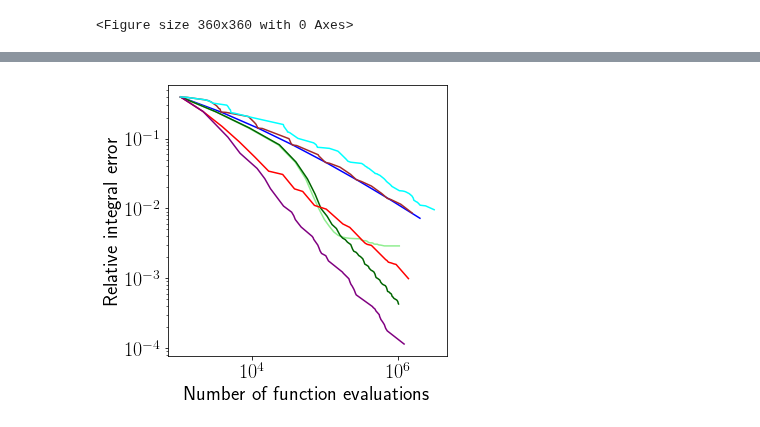
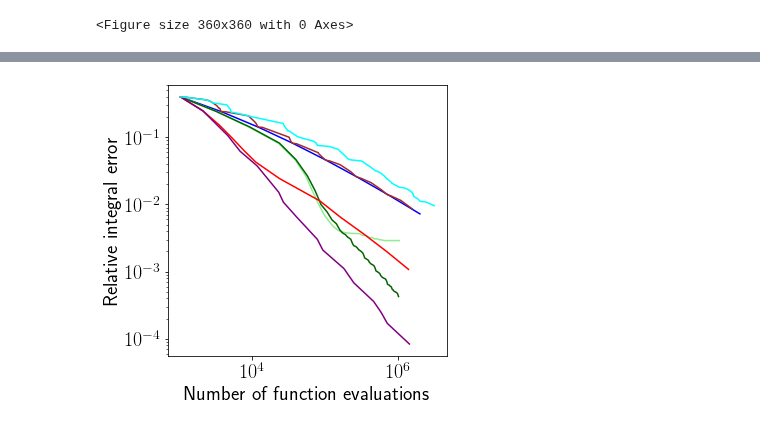
Before and after one commit to obersteiner/sparseSpACE, a Jupyter notebook: ipynb/Test_Cases_SIAM-SISC/SIAM-SISC-Plots-Quadrature.ipynb, the cells around one changed output, grey strips where cells are left out. Saved outputs shown, nothing was run; the diff lists cells and outputs as text; code cells hidden in the pictures.

```diff
--- a/ipynb/Test_Cases_SIAM-SISC/SIAM-SISC-Plots-Quadrature.ipynb
+++ b/ipynb/Test_Cases_SIAM-SISC/SIAM-SISC-Plots-Quadrature.ipynb
@@ -300,9 +300,9 @@ err_surplus_auto = [0.31414053573801176, 0.29880489325316778, 0.2258247688410018
 
-x_dimension_wise = [1053, 2133, 3897, 6693, 10870, 16845, 26197, 38018, 49188, 71174, 103278, 174184, 216108, 335933, 351980, 375580, 427835, 672588, 693430, 729747, 801788, 860380, 929630, 1371667]
-err_dimension_wise = [0.396649936740354, 0.24562733822281402, 0.14938604260087318, 0.09009293483480452, 0.05476685680539761, 0.034239097628482096, 0.03070944881068538, 0.019073833015190722, 0.01753424169389095, 0.01106278854626297, 0.00977275460182836, 0.005993486320265973, 0.005359772099319593, 0.003326482161088551, 0.003173224837779376, 0.003055161777217763, 0.0029549847960720355, 0.0018385748981232242, 0.0018039660552237047, 0.0016971832353667171, 0.001652832167072349, 0.001609208680092844, 0.0015757891965746396, 0.0009872320180035477]
+x_dimension_wise = [1053, 2133, 3573, 5478, 7969, 11184, 23624, 84413, 162378, 343576, 710504, 1374506]
+err_dimension_wise = [0.39664993674035243, 0.24562733822281635, 0.15109326452388772, 0.094381622570375745, 0.061438484871258359, 0.042783154496580655, 0.024315805280225367, 0.01128368119211931, 0.0064254840902110422, 0.0035715116403879366, 0.0019468690650513709, 0.001082282665107126]
 
-x_dimension_wise_rebalance = [1053, 2133, 4674, 6852, 11713, 14923, 17813, 26912, 34733, 37107, 38997, 46827, 66295, 68401, 69670, 79046, 82070, 84954, 89092, 101776, 110600, 172657, 175789, 210373, 217555, 224293, 233704, 246638, 252686, 259544, 265418, 444246, 448458, 480107, 491582, 546840, 552564, 559788, 569794, 575464, 609154, 643048, 650218, 661546, 671200, 680828, 703534, 1195653]
-err_dimension_wise_rebalance = [0.396649936740354, 0.24562733822281402, 0.10511097865985752, 0.06182945273971141, 0.03746165596672135, 0.02669607430024279, 0.019254798971295117, 0.010813371605969957, 0.008848640421506349, 0.007870516684699846, 0.006930107320694101, 0.005421080844863813, 0.003979741896718347, 0.0037969170173041134, 0.0036064211403185054, 0.0029913704578736766, 0.002723778458979531, 0.002467846217756864, 0.0022645612646960966, 0.0021007706816150717, 0.0017716060493563335, 0.0012195137880625095, 0.0011845815304923901, 0.0009830250112377037, 0.0008860226517116709, 0.0008195871378755548, 0.0007696936560044332, 0.0006929166694900069, 0.0006520520717612222, 0.0006043791690072409, 0.000576506617269601, 0.00039102427886306135, 0.0003832099390460586, 0.0003601306608247423, 0.0003413155044336147, 0.0003004527704409954, 0.00028639024342957953, 0.0002749991287797071, 0.00026474965814504703, 0.0002566786669723209, 0.00023630568811672248, 0.00021565900083464484, 0.00020837113195248946, 0.00019826828008684405, 0.00019027686929895538, 0.000186158896917199, 0.00017599850996741218, 0.00011399128863542884]
+x_dimension_wise_rebalance = [1053, 2133, 4674, 6852, 11713, 23156, 26762, 40737, 77936, 92722, 179905, 245906, 459099, 581377, 704844, 1414181]
+err_dimension_wise_rebalance = [0.39664993674035243, 0.24562733822281635, 0.10511097865986452, 0.061829452739706081, 0.037461655966721907, 0.015167706370375345, 0.010813371606000266, 0.0064850097581837796, 0.0030329120234258156, 0.0020949539106929205, 0.001114875760928058, 0.00068298210361461553, 0.00036085642931993345, 0.00024783388676596907, 0.00017048973807953782, 8.4072995034878417e-05]
 
 x_sgpp = [1053, 3233, 8923, 22776, 38652, 54156, 67256, 81626, 97280, 112520, 130790, 150368, 171068, 192222, 213870, 233636, 254634, 277012, 297844, 313636, 335565, 357017, 375293, 391166, 411862, 435962, 451145, 461007, 479721, 500011, 516240, 526773, 539587, 575985, 643689, 689207, 739933, 802103, 875997, 960579, 993519, 1028239]
 error_sgpp = [0.3966499367403544, 0.24166511502784382, 0.1424379291828275, 0.08164831315200782, 0.04640216775744899, 0.026502790748346383, 0.015537577952113857, 0.009930829359825921, 0.006953449550888169, 0.00562756814211518, 0.0046106760511851475, 0.004108138743511458, 0.0038906654363500826, 0.0037898038396430023, 0.003735776034589189, 0.003710641372206336, 0.0036943014221991755, 0.003684854334071175, 0.003679318645541163, 0.0035056134624451563, 0.003453091772956385, 0.003451057019687287, 0.0033751875911621765, 0.0032545953452804977, 0.003215735832799993, 0.003214680241179324, 0.0031759365628554193, 0.003099438441257485, 0.0030746876116510835, 0.003074048747262359, 0.0030712889190057657, 0.003032681767902057, 0.003002775377001554, 0.00297784831849901, 0.002904990037308375, 0.0029044627417477153, 0.002904420665648777, 0.0029043710653875454, 0.00290431392983459, 0.002904234704939279, 0.0029042346274990027, 0.002904234567782882]
@@ -312,20 +312,20 @@ error_sgpp_volume = [0.3966499367403544, 0.24166511502784416, 0.1424858482653496
 
 plt.loglog(x_standard_1,err_standard_1, color="blue", label="Standard Combi lmin=1")
 #plt.loglog(x_standard_2,err_standard_2, label="Standard Combi lmin=2")
 #plt.loglog(x_standard_3,err_standard_3, label="Standard Combi lmin=3")
 plt.loglog(x_sgpp,error_sgpp, color="lightgreen", label="Sparse Grid Linear Basis")
 plt.loglog(x_sgpp_volume,error_sgpp_volume, color="darkgreen", label="Sparse Grid Linear Basis volume refinement")
 plt.loglog(x_dimension_wise, err_dimension_wise, color="red", label="Dimension-wise refinement")
 plt.loglog(x_dimension_wise_rebalance, err_dimension_wise_rebalance, color="purple", label="Dimension-wise refinement rebalance")
 
 plt.loglog(x_adaptive_split,err_adaptive_split, color="brown", label="Extend-Split depth=4")
 #plt.loglog(x_adaptive_split,err_surplus_split, '--', label="Extend-Split depth=4 surplusses")
 plt.loglog(x_adaptive_auto,err_adaptive_auto, color="cyan", label="Extend-Split auto")
 #plt.loglog(x_adaptive_auto,err_surplus_auto, '--', label="Extend-Split auto surplusses")
 #plt.legend(bbox_to_anchor=(1,1))
 plt.xlabel('Number of function evaluations')
 plt.ylabel('Relative integral error')
 plt.savefig("expvar_convergence.pdf", bbox_inches='tight')
 plt.show()
 # %% [output]
-[figure, old version]
+[figure, new version]
```
Also changed, not shown: parts of 5 cells of this notebook, 1 other file.
